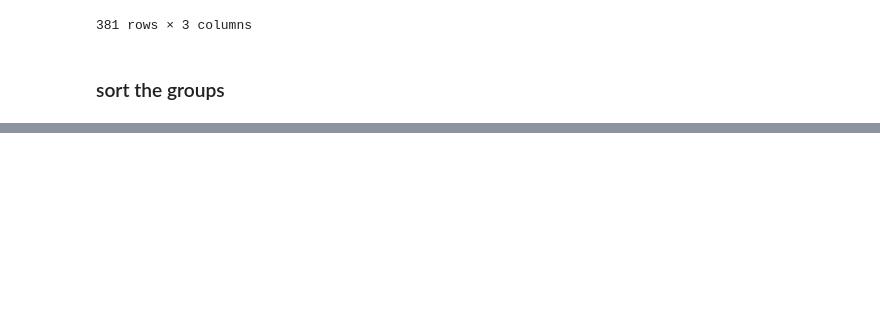
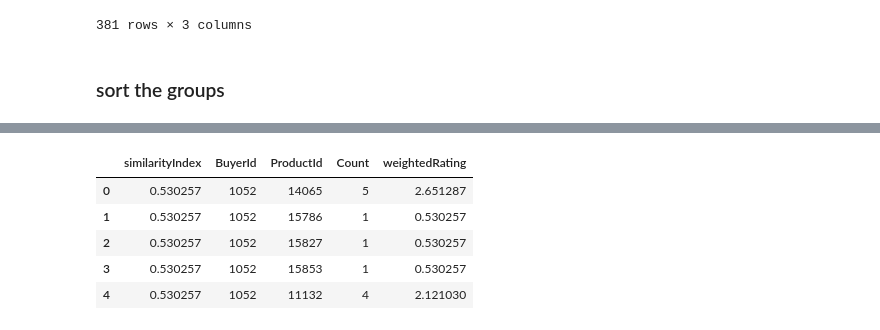
Before and after one commit to AliAkbariAlashti/Machine-learning, a Jupyter notebook: recommendation-system/collabrative.ipynb, the cells around one changed output, grey strips where cells are left out. Cells and saved outputs as stored; diff of their text form; code cells hidden in the pictures; blank space fills up the shorter version.

```diff
--- a/recommendation-system/collabrative.ipynb
+++ b/recommendation-system/collabrative.ipynb
@@ -191,0 +278,3 @@ KeyError: 'Count'
+# %%
+topUsers=pearsonDF.sort_values(by='similarityIndex', ascending=False)
+topUsers.head()
@@ -191,0 +288,4 @@ KeyError: 'Count'
+# %%
+topUsers['BuyerId'] = topUsers['BuyerId'].apply(lambda x:x[0])
+# %%
+topUsers['BuyerId'] = topUsers['BuyerId'].astype('int64')
@@ -191,0 +304,11 @@ KeyError: 'Count'
+# %%
+#Multiplies the similarity by the user's ratings
+topUsersRating['weightedRating'] = topUsersRating['similarityIndex']*topUsersRating['Count']
+topUsersRating.head()
+# %% [output]
+|  | similarityIndex | BuyerId | ProductId | Count | weightedRating |
+| 0 | 0.530257 | 1052 | 14065 | 5 | 2.651287 |
+| 1 | 0.530257 | 1052 | 15786 | 1 | 0.530257 |
+| 2 | 0.530257 | 1052 | 15827 | 1 | 0.530257 |
+| 3 | 0.530257 | 1052 | 15853 | 1 | 0.530257 |
+| 4 | 0.530257 | 1052 | 11132 | 4 | 2.121030 |
```
Also changed, not shown: parts of 23 cells of this notebook.
